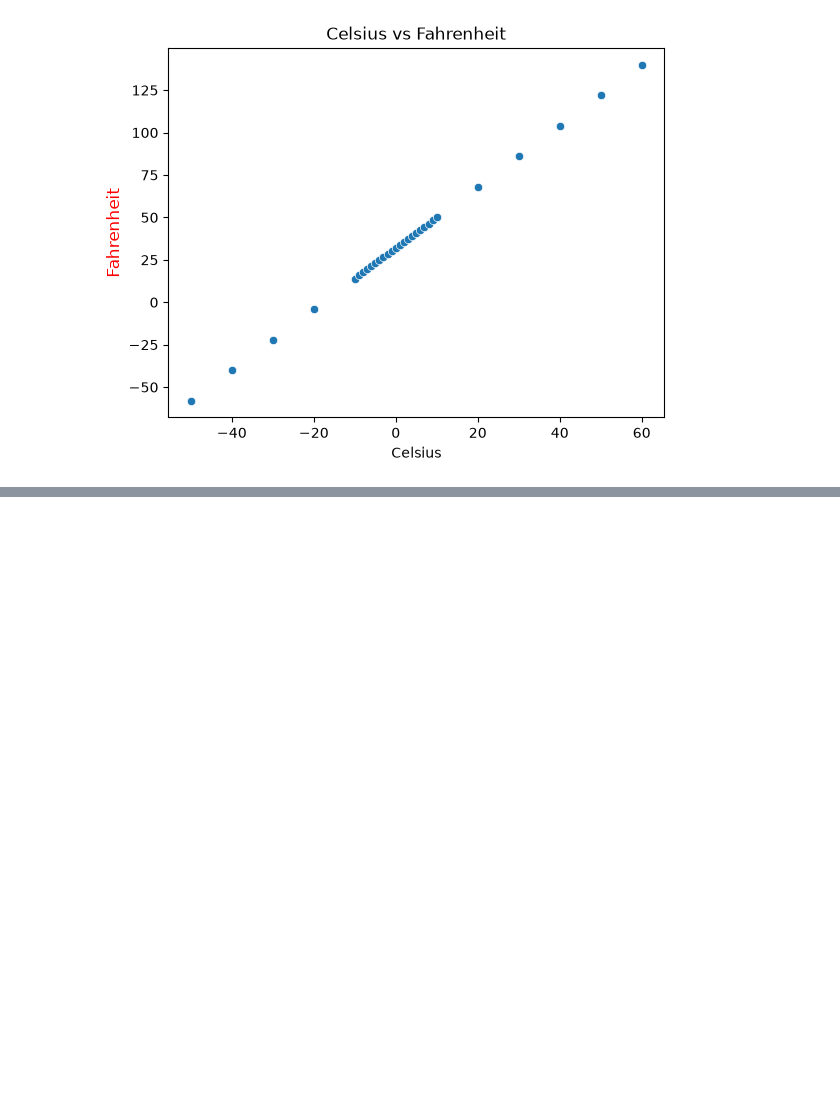
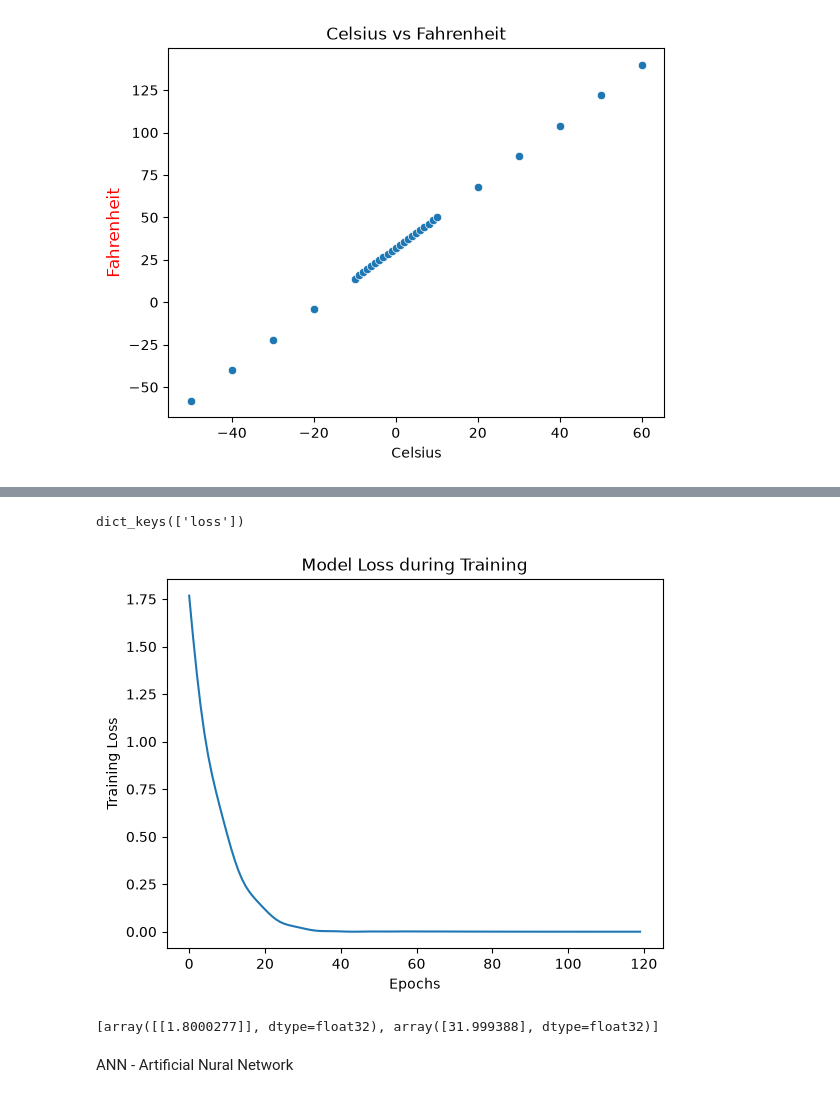
Before and after one commit to navdeep-projects/AIProjects, a Jupyter notebook: 5 - DeepLearning/Temprature-ANN-Tenserflow.ipynb, the cells around one changed output, grey strips where cells are left out. Cells and saved outputs as stored; diff of their text form; code cells hidden in the pictures; blank space fills up the shorter version.

Commit message:
ANN Model Completed

```diff
--- a/5 - DeepLearning/Temprature-ANN-Tenserflow.ipynb
+++ b/5 - DeepLearning/Temprature-ANN-Tenserflow.ipynb
@@ -63,0 +66,3 @@ plt.show()
+# %%
+x_train = temp_df[['Celsius']]
+y_train = temp_df[['Fahrenheit']]
@@ -63,0 +79,3 @@ plt.show()
+# %%
+model = tf.keras.Sequential()
+model.add(tf.keras.layers.Dense(units=1, input_shape=[1]))
@@ -63,0 +94,4 @@ plt.show()
+# %%
+model.compile(optimizer=tf.keras.optimizers.Adam(0.5), loss='mean_squared_error')
+# %%
+epoocs_host = model.fit(x_train, y_train, epochs=120)
@@ -63,0 +116,18 @@ plt.show()
+# %%
+epoocs_host.history.keys()
+# %% [output]
+dict_keys(['loss'])
+# %%
+plt.plot(epoocs_host.history['loss'])
+plt.title('Model Loss during Training')
+plt.xlabel('Epochs')
+plt.ylabel('Training Loss')
+plt.show()
+# %% [output]
+[figure, added]
+# %%
+model.get_weights()
+# %% [output]
+[array([[1.8000277]], dtype=float32), array([31.999388], dtype=float32)]
+# %% [markdown]
+ANN - Artificial Nural Network
```
Also changed, not shown: parts of 8 cells of this notebook.
